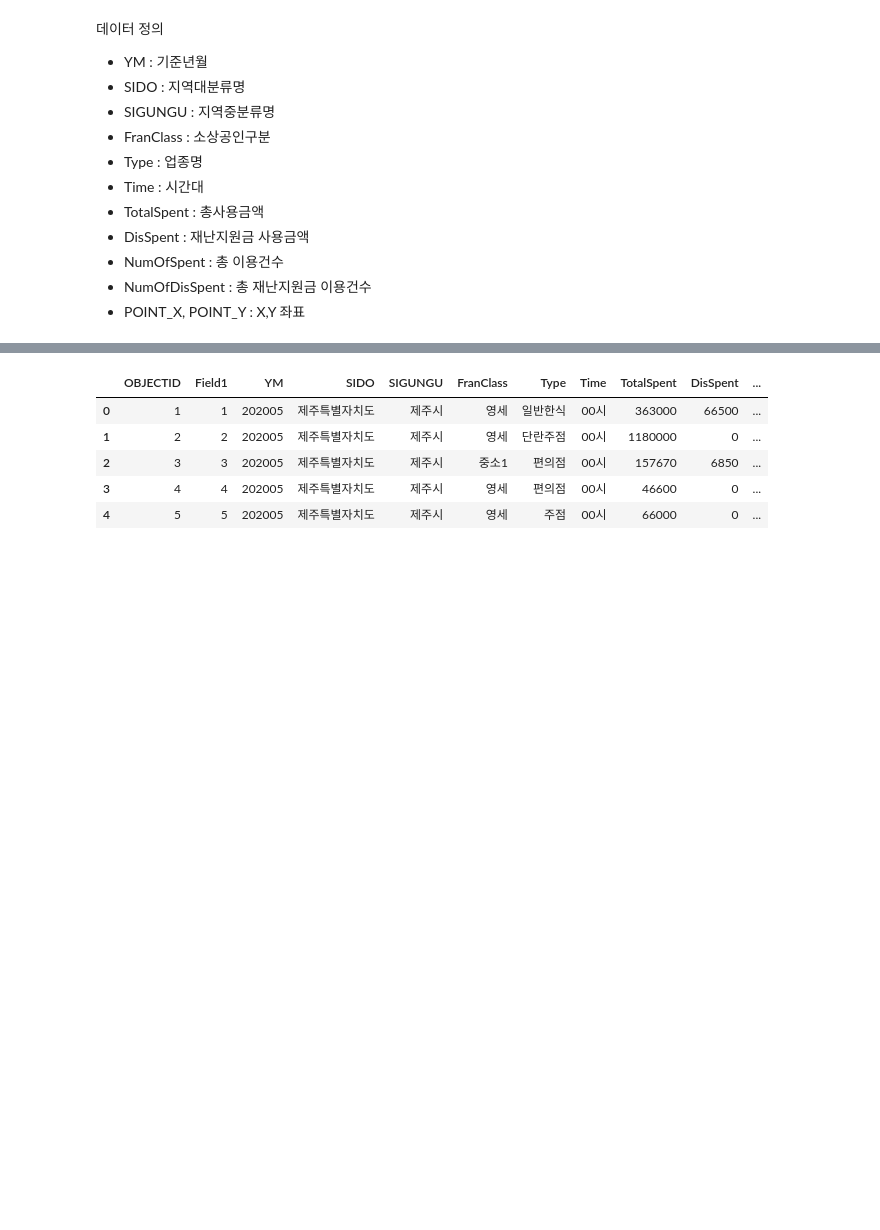
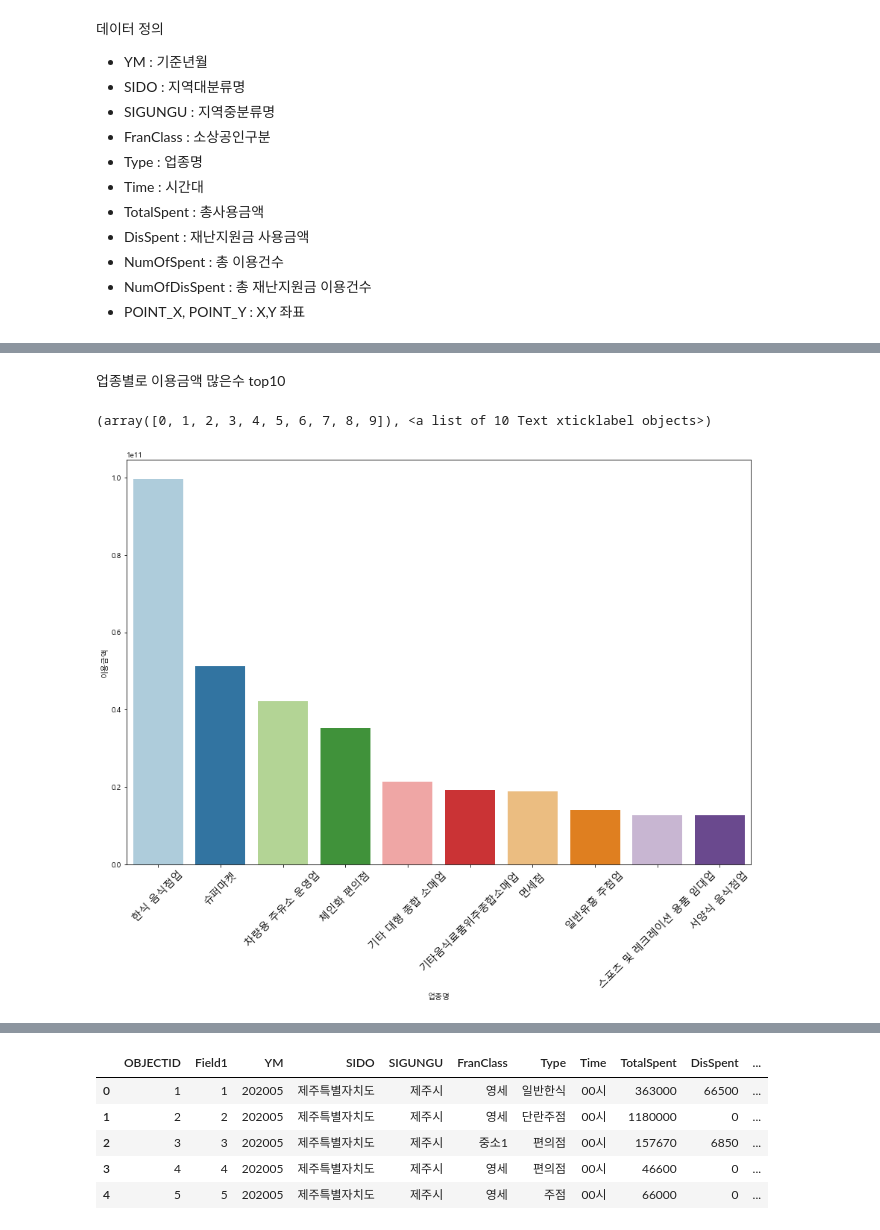
Before and after one commit to baek-junho/-1, a Jupyter notebook: dacon.jeju.ipynb, the cells around one changed output, grey strips where cells are left out. Cells and saved outputs as stored; diff of their text form; code cells hidden in the pictures; blank space fills up the shorter version.

```diff
--- a/dacon.jeju.ipynb
+++ b/dacon.jeju.ipynb
@@ -32,0 +122,9 @@ warnings.filterwarnings('ignore')
+# %% [markdown]
+업종별로 이용금액 많은수 top10
+# %%
+plt.figure(figsize=(15,10))
+sns.barplot(data=card.groupby('업종명').sum().이용금액.to_frame().reset_index().sort_values(by='이용금액', ascending=False)[:10], x='업종명', y='이용금액', palette='Paired')
+plt.xticks(rotation=45, size=14)
+# %% [output]
+(array([0, 1, 2, 3, 4, 5, 6, 7, 8, 9]), <a list of 10 Text xticklabel objects>)
+[figure, added]
```
Also changed, not shown: parts of 22 cells of this notebook.
